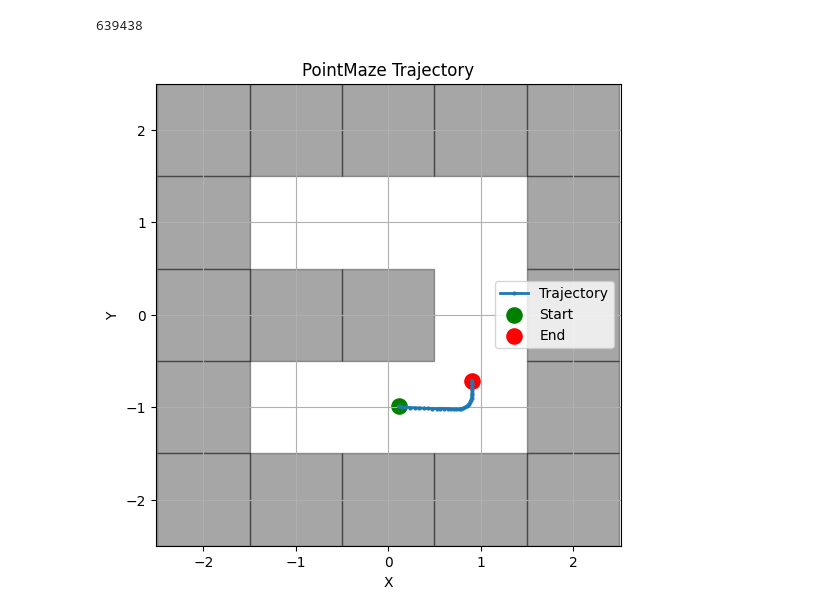
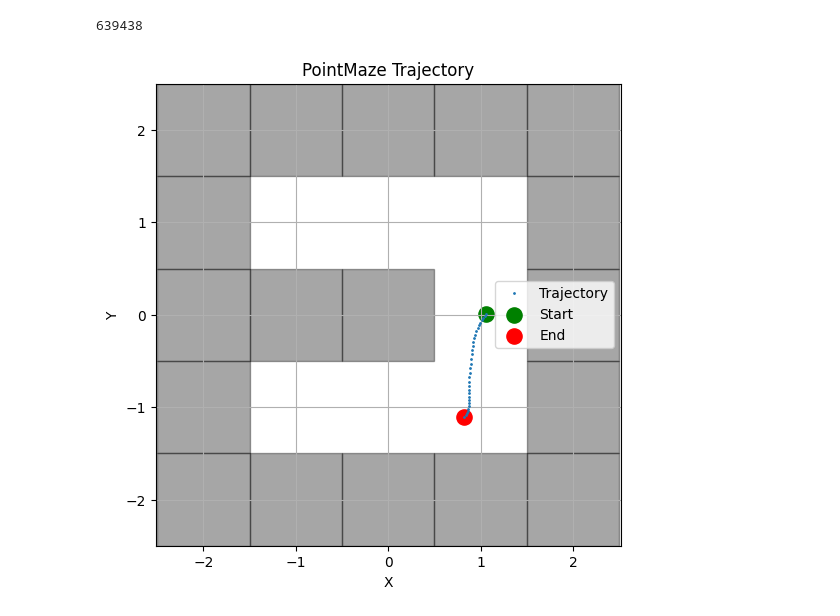
Before and after one commit to logflash/rpmml-project, a Jupyter notebook: rpmml-project/src/rpmml_project/pointmaze/dataset_viz_2.ipynb, the cells around one changed output. Cells and saved outputs as stored; diff of their text form; code cells hidden in the pictures.

```diff
--- a/rpmml-project/src/rpmml_project/pointmaze/dataset_viz_2.ipynb
+++ b/rpmml-project/src/rpmml_project/pointmaze/dataset_viz_2.ipynb
@@ -41,6 +41,8 @@ print(len(dataset))
 639438
 # %%
 # Sample a trajectory window
+# 32 - 325277
+# 64 - 94808
 idx = random.randint(0, len(dataset) - 1)
 traj_norm = dataset[idx]
 traj = dataset.denormalize(traj_norm).numpy()
@@ -48,7 +50,7 @@ xy = traj[:, :2]           # XY coordinates (i.e., flat outputs)
 
 # Plot the trajectory
 fig, ax = plt.subplots(figsize=(6, 6))
-ax.plot(xy[:, 0], xy[:, 1], marker='o', linewidth=2, markersize=2, label='Trajectory')
+ax.plot(xy[:, 0], xy[:, 1], marker='o', linewidth=0, markersize=1, label='Trajectory')
 ax.scatter(xy[0, 0], xy[0, 1], c='green', s=120, label='Start')
 ax.scatter(xy[-1, 0], xy[-1, 1], c='red', s=120, label='End')
 
@@ -63,31 +65,31 @@ for geom_id in range(mj_model.ngeom):
 
     pos = mj_model.geom_pos[geom_id]     # center (x, y, z)
     size = mj_model.geom_size[geom_id]   # half-extents (hx, hy, hz)
 
     cx, cy = pos[:2]
     hx, hy = size[:2]
 
     rect = Rectangle(
         (cx - hx, cy - hy),
         2 * hx,
         2 * hy,
         color="black",
         alpha=0.35,
         zorder=0
     )
     ax.add_patch(rect)
 
 # Final figure styling
 ax.set_title("PointMaze Trajectory")
 ax.set_xlabel("X")
 ax.set_ylabel("Y")
 ax.axis("equal")
 ax.grid(True)
 ax.legend()
 plt.xlim(-2.5, +2.5)
 plt.ylim(-2.5, +2.5)
 
 # plt.show()
 plt.savefig("trajectory.png")
 # %% [output]
-[figure, old version]
+[figure, new version]
```
Also changed, not shown: parts of 7 cells of this notebook, 6 other files.
